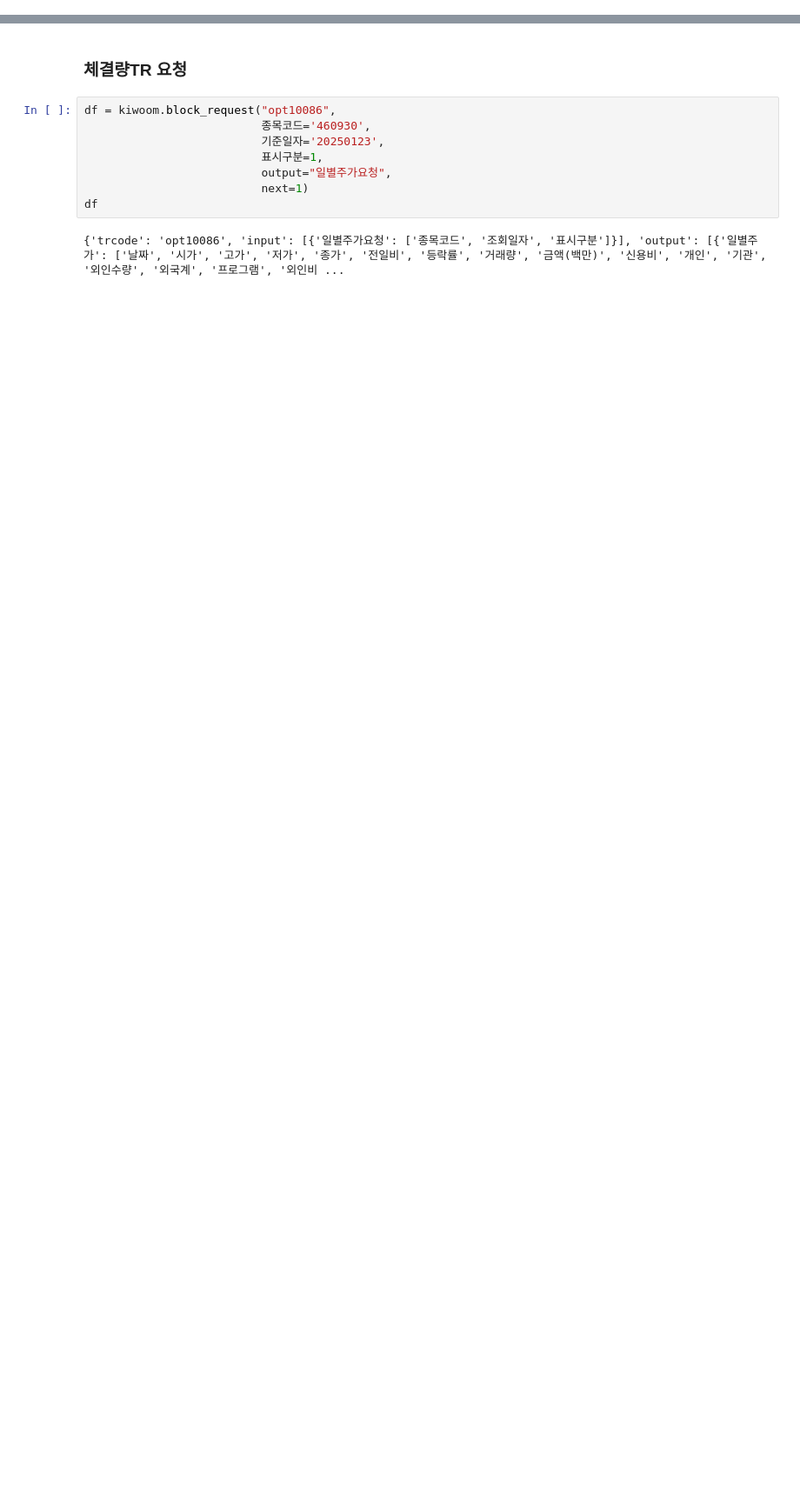
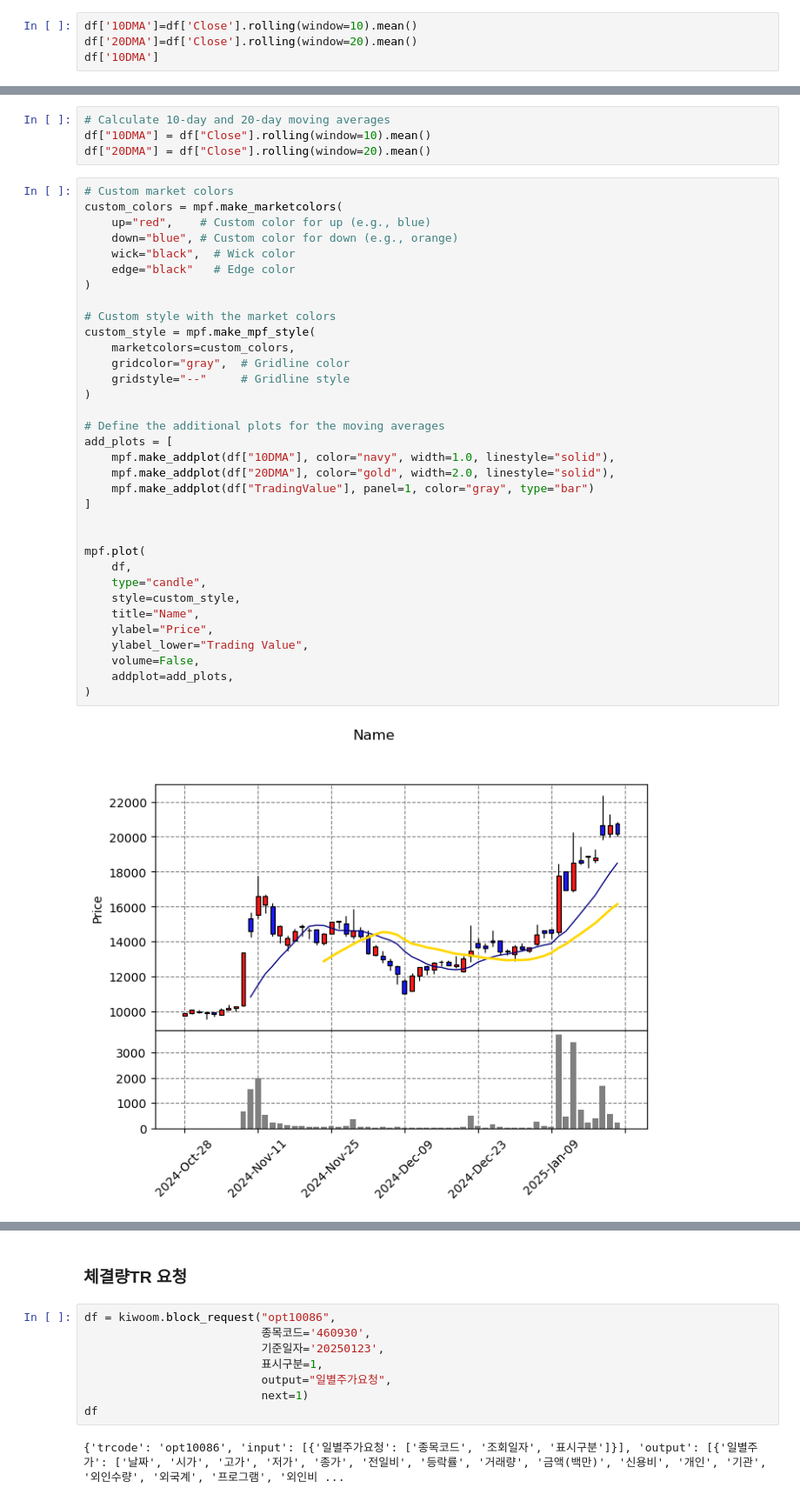
Before and after one commit to LiberSlave/trading, a Jupyter notebook: lab.ipynb, the cells around one changed output, grey strips where cells are left out. Shown at 87% size. Drawn from its saved outputs; the diff is of its cells as text; blank space fills up the shorter version.

```diff
--- a/lab.ipynb
+++ b/lab.ipynb
@@ -44,0 +373,4 @@ df.head()
+# %%
+df['10DMA']=df['Close'].rolling(window=10).mean()
+df['20DMA']=df['Close'].rolling(window=20).mean()
+df['10DMA']
@@ -44,0 +395,40 @@ df.head()
+# %%
+# Calculate 10-day and 20-day moving averages
+df["10DMA"] = df["Close"].rolling(window=10).mean()
+df["20DMA"] = df["Close"].rolling(window=20).mean()
+# %%
+# Custom market colors
+custom_colors = mpf.make_marketcolors(
+    up="red",    # Custom color for up (e.g., blue)
+    down="blue", # Custom color for down (e.g., orange)
+    wick="black",  # Wick color
+    edge="black"   # Edge color
+)
+
+# Custom style with the market colors
+custom_style = mpf.make_mpf_style(
+    marketcolors=custom_colors,
+    gridcolor="gray",  # Gridline color
+    gridstyle="--"     # Gridline style
+)
+
+# Define the additional plots for the moving averages
+add_plots = [
+    mpf.make_addplot(df["10DMA"], color="navy", width=1.0, linestyle="solid"),
+    mpf.make_addplot(df["20DMA"], color="gold", width=2.0, linestyle="solid"),
+    mpf.make_addplot(df["TradingValue"], panel=1, color="gray", type="bar")
+]
+
+
+mpf.plot(
+    df,
+    type="candle",
+    style=custom_style,
+    title="Name",
+    ylabel="Price",
+    ylabel_lower="Trading Value",
+    volume=False,
+    addplot=add_plots,
+)
+# %% [output]
+[figure, added]
```
Also changed, not shown: parts of 125 cells of this notebook, 4 other files.
